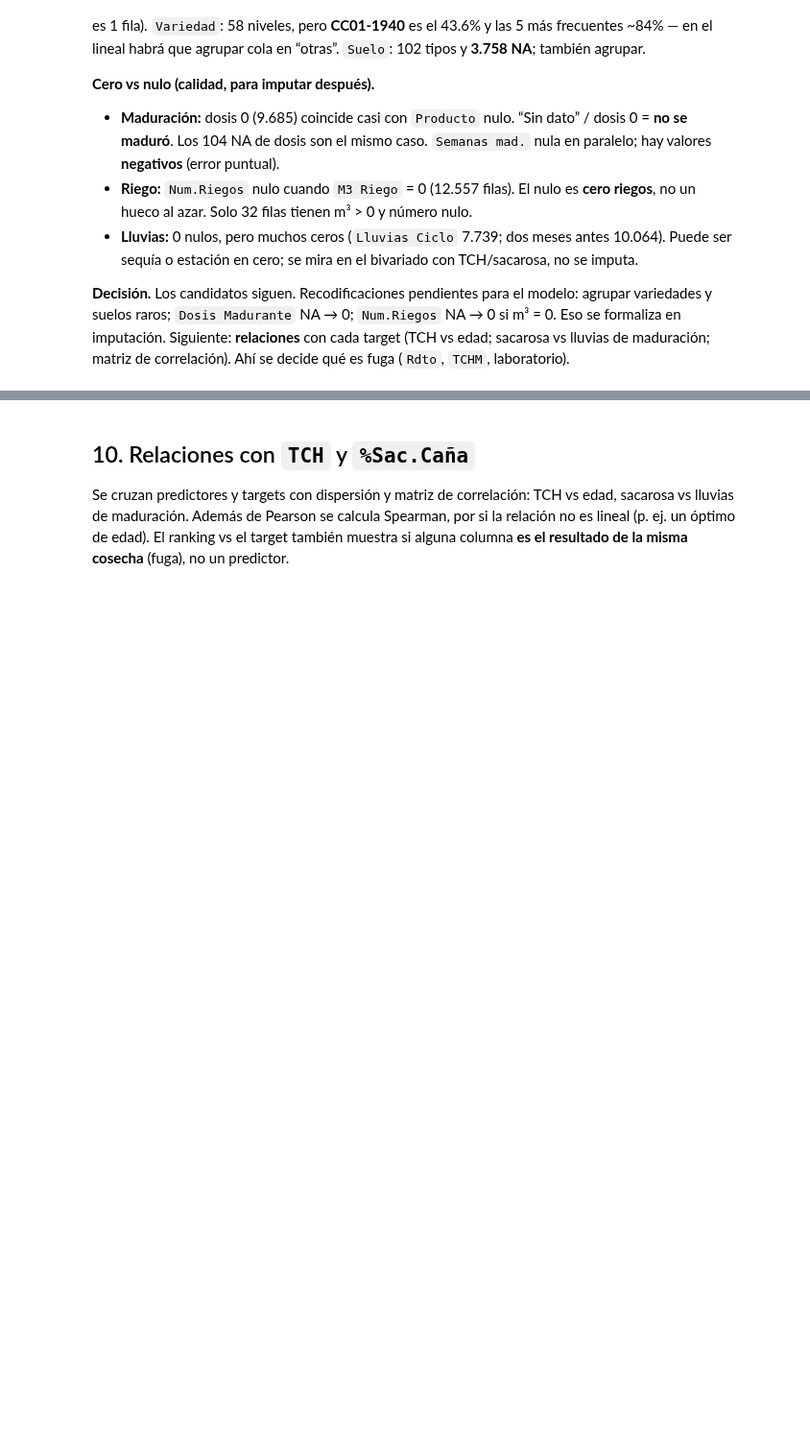
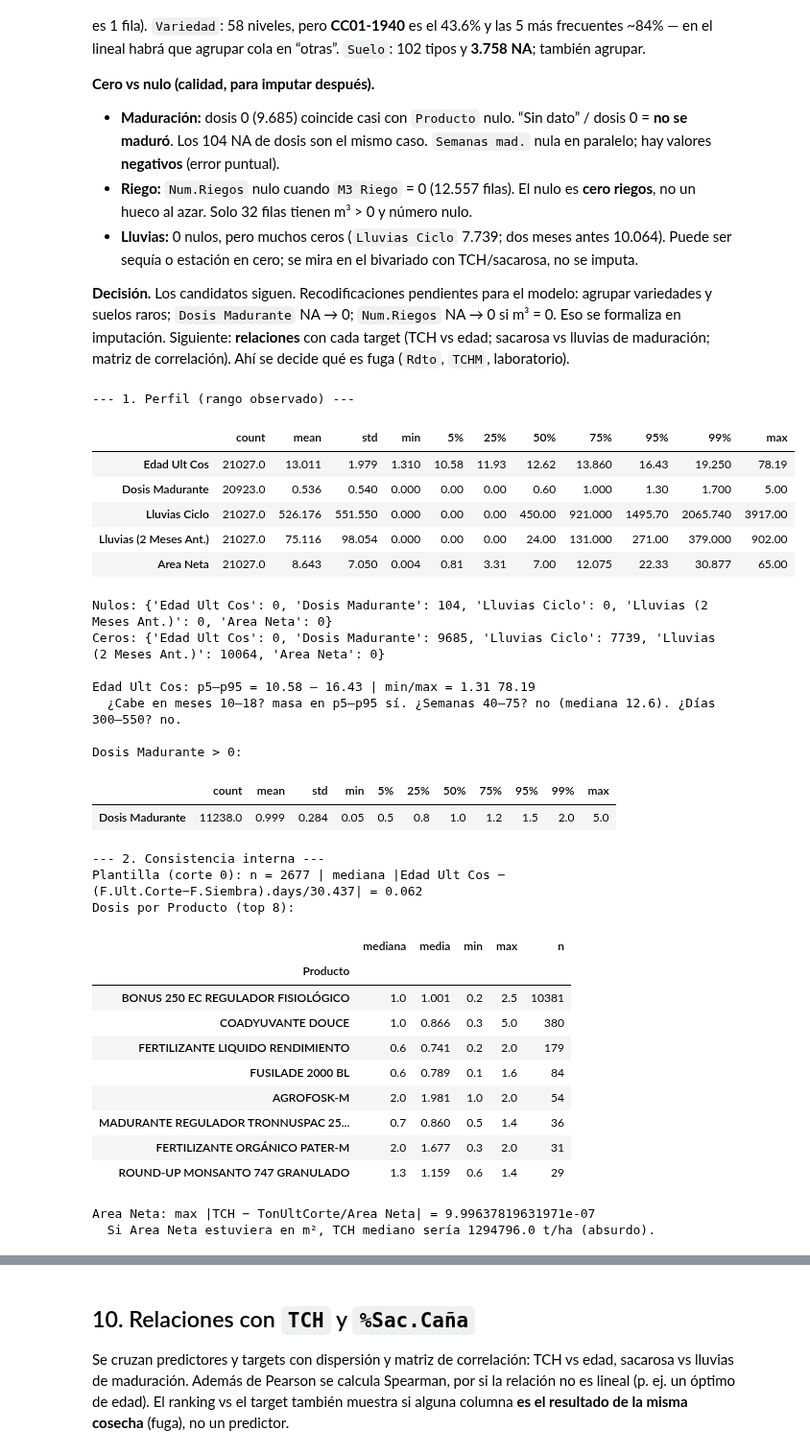
Before and after one commit to juanestebancg2806/sugarcane-yield-quality-prediction, a Jupyter notebook: modelo_suertes.ipynb, the cells around one changed output, grey strips where cells are left out. Shown at 96% size. Drawn from its saved outputs; the diff is of its cells as text; code cells hidden in the pictures; blank space fills up the shorter version.

```diff
--- a/modelo_suertes.ipynb
+++ b/modelo_suertes.ipynb
@@ -966,3 +1046,76 @@ Variedad CC01-1940: 43.6%
 - **Lluvias:** 0 nulos, pero muchos ceros (`Lluvias Ciclo` 7.739; dos meses antes 10.064). Puede ser sequía o estación en cero; se mira en el bivariado con TCH/sacarosa, no se imputa.
 
 **Decisión.** Los candidatos siguen. Recodificaciones pendientes para el modelo: agrupar variedades y suelos raros; `Dosis Madurante` NA → 0; `Num.Riegos` NA → 0 si m³ = 0. Eso se formaliza en imputación. Siguiente: **relaciones** con cada target (TCH vs edad; sacarosa vs lluvias de maduración; matriz de correlación). Ahí se decide qué es fuga (`Rdto`, `TCHM`, laboratorio).
+# %%
+# Verificación de unidades. Orden: 1 perfil → 2 consistencia interna → 3 sector (markdown) → 4 decisión (markdown).
+cols_unidades = ["Edad Ult Cos", "Dosis Madurante", "Lluvias Ciclo", "Lluvias (2 Meses Ant.)", "Area Neta"]
+print("--- 1. Perfil (rango observado) ---")
+display(df_suertes[cols_unidades].describe(percentiles=[0.05, 0.25, 0.5, 0.75, 0.95, 0.99]).T.round(3))
+print("Nulos:", df_suertes[cols_unidades].isna().sum().to_dict())
+print("Ceros:", {c: int((df_suertes[c] == 0).sum()) for c in cols_unidades})
+
+print("\nEdad Ult Cos: p5–p95 =",
+      round(df_suertes["Edad Ult Cos"].quantile(0.05), 2), "–",
+      round(df_suertes["Edad Ult Cos"].quantile(0.95), 2),
+      "| min/max =", df_suertes["Edad Ult Cos"].min(), df_suertes["Edad Ult Cos"].max())
+print("  ¿Cabe en meses 10–18? masa en p5–p95 sí. ¿Semanas 40–75? no (mediana 12.6). ¿Días 300–550? no.")
+
+print("\nDosis Madurante > 0:")
+display(df_suertes.loc[df_suertes["Dosis Madurante"] > 0, "Dosis Madurante"]
+        .describe(percentiles=[0.05, 0.25, 0.5, 0.75, 0.95, 0.99]).to_frame().T.round(3))
+
+print("\n--- 2. Consistencia interna ---")
+plant = df_suertes["Cod.Estado #"] == 0
+delta_mes = (df_suertes.loc[plant, "F.Ult.Corte"] - df_suertes.loc[plant, "F.Siembra"]).dt.days / 30.437
+edad_p = df_suertes.loc[plant, "Edad Ult Cos"]
+print("Plantilla (corte 0): n =", int(plant.sum()),
+      "| mediana |Edad Ult Cos − (F.Ult.Corte−F.Siembra).days/30.437| =",
+      round((edad_p - delta_mes).abs().median(), 3))
+
+dosis_prod = (
+    df_suertes.assign(Producto=df_suertes["Producto"].astype("string").str.strip().str.upper())
+    .groupby("Producto")["Dosis Madurante"]
+    .agg(mediana="median", media="mean", min="min", max="max", n="count")
+    .sort_values("n", ascending=False)
+    .head(8)
+)
+print("Dosis por Producto (top 8):")
+display(dosis_prod.round(3))
+
+tch_calc = df_suertes["TonUltCorte"] / df_suertes["Area Neta"]
+print("Area Neta: max |TCH − TonUltCorte/Area Neta| =", (df_suertes["TCH"] - tch_calc).abs().max())
+print("  Si Area Neta estuviera en m², TCH mediano sería",
+      round((df_suertes["TonUltCorte"] / (df_suertes["Area Neta"] / 10_000)).median(), 1),
+      "t/ha (absurdo).")
+# %% [output]
+--- 1. Perfil (rango observado) ---
+|  | count | mean | std | min | 5% | 25% | 50% | 75% | 95% | 99% | max |
+| Edad Ult Cos | 21027.0 | 13.011 | 1.979 | 1.310 | 10.58 | 11.93 | 12.62 | 13.860 | 16.43 | 19.250 | 78.19 |
+| Dosis Madurante | 20923.0 | 0.536 | 0.540 | 0.000 | 0.00 | 0.00 | 0.60 | 1.000 | 1.30 | 1.700 | 5.00 |
+| Lluvias Ciclo | 21027.0 | 526.176 | 551.550 | 0.000 | 0.00 | 0.00 | 450.00 | 921.000 | 1495.70 | 2065.740 | 3917.00 |
+| Lluvias (2 Meses Ant.) | 21027.0 | 75.116 | 98.054 | 0.000 | 0.00 | 0.00 | 24.00 | 131.000 | 271.00 | 379.000 | 902.00 |
+| Area Neta | 21027.0 | 8.643 | 7.050 | 0.004 | 0.81 | 3.31 | 7.00 | 12.075 | 22.33 | 30.877 | 65.00 |
+Nulos: {'Edad Ult Cos': 0, 'Dosis Madurante': 104, 'Lluvias Ciclo': 0, 'Lluvias (2 Meses Ant.)': 0, 'Area Neta': 0}
+Ceros: {'Edad Ult Cos': 0, 'Dosis Madurante': 9685, 'Lluvias Ciclo': 7739, 'Lluvias (2 Meses Ant.)': 10064, 'Area Neta': 0}
+
+Edad Ult Cos: p5–p95 = 10.58 – 16.43 | min/max = 1.31 78.19
+  ¿Cabe en meses 10–18? masa en p5–p95 sí. ¿Semanas 40–75? no (mediana 12.6). ¿Días 300–550? no.
+
+Dosis Madurante > 0:
+|  | count | mean | std | min | 5% | 25% | 50% | 75% | 95% | 99% | max |
+| Dosis Madurante | 11238.0 | 0.999 | 0.284 | 0.05 | 0.5 | 0.8 | 1.0 | 1.2 | 1.5 | 2.0 | 5.0 |
+--- 2. Consistencia interna ---
+Plantilla (corte 0): n = 2677 | mediana |Edad Ult Cos − (F.Ult.Corte−F.Siembra).days/30.437| = 0.062
+Dosis por Producto (top 8):
+|  | mediana | media | min | max | n |
+| Producto |  |  |  |  |  |
+| BONUS 250 EC REGULADOR FISIOLÓGICO | 1.0 | 1.001 | 0.2 | 2.5 | 10381 |
+| COADYUVANTE DOUCE | 1.0 | 0.866 | 0.3 | 5.0 | 380 |
+| FERTILIZANTE LIQUIDO RENDIMIENTO | 0.6 | 0.741 | 0.2 | 2.0 | 179 |
+| FUSILADE 2000 BL | 0.6 | 0.789 | 0.1 | 1.6 | 84 |
+| AGROFOSK-M | 2.0 | 1.981 | 1.0 | 2.0 | 54 |
+| MADURANTE REGULADOR TRONNUSPAC 25... | 0.7 | 0.860 | 0.5 | 1.4 | 36 |
+| FERTILIZANTE ORGÁNICO PATER-M | 2.0 | 1.677 | 0.3 | 2.0 | 31 |
+| ROUND-UP MONSANTO 747 GRANULADO | 1.3 | 1.159 | 0.6 | 1.4 | 29 |
+Area Neta: max |TCH − TonUltCorte/Area Neta| = 9.99637819631971e-07
+  Si Area Neta estuviera en m², TCH mediano sería 1294796.0 t/ha (absurdo).
```
Also changed, not shown: parts of 7 cells of this notebook.
